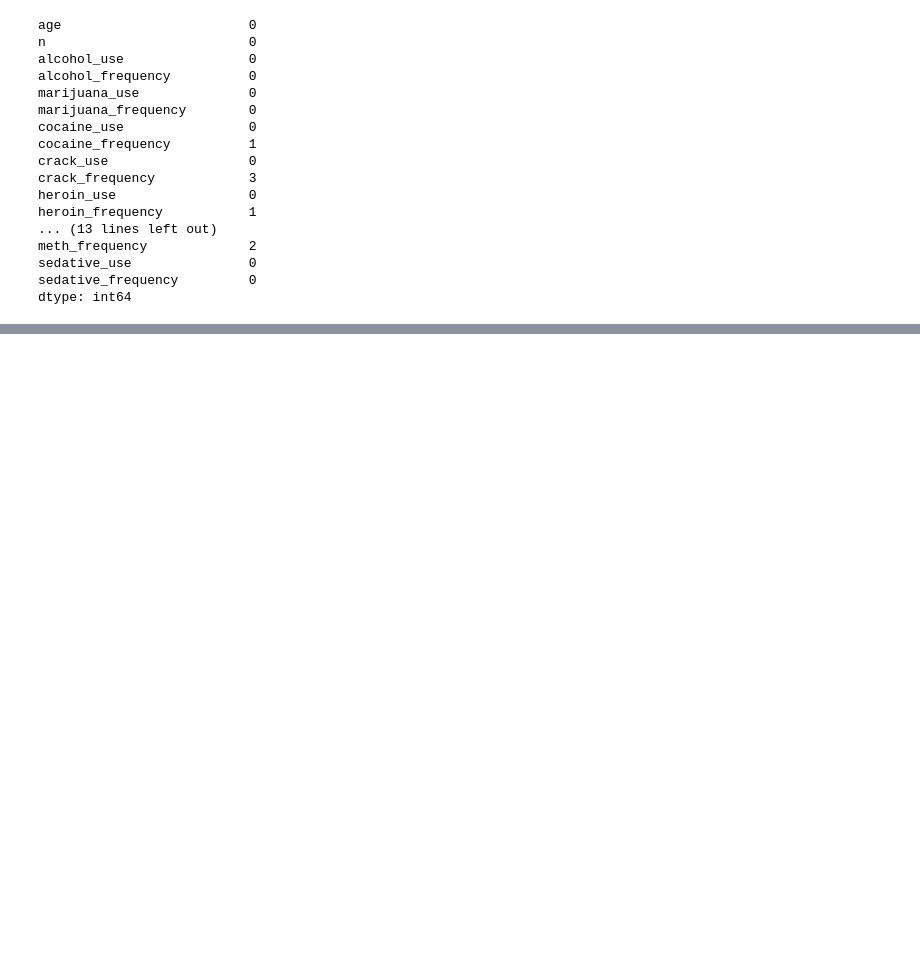
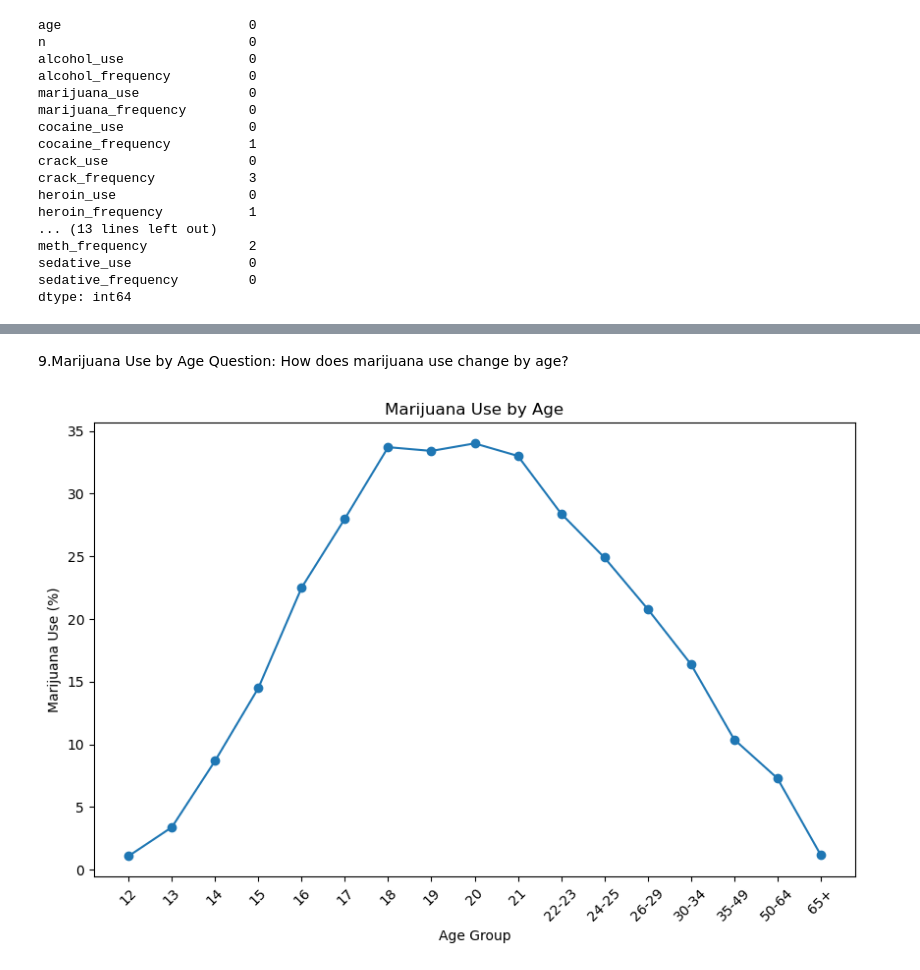
Before and after one commit to Dwoyessa/Debisa-woyessa-youth-substance-use-analysis, a Jupyter notebook: EDA.ipynb, the cells around one changed output, grey strips where cells are left out. Cells and saved outputs as stored; diff of their text form; code cells hidden in the pictures; blank space fills up the shorter version.

```diff
--- a/EDA.ipynb
+++ b/EDA.ipynb
@@ -145,0 +101,3 @@ Index(['age', 'n', 'alcohol_use', 'alcohol_frequency', 'marijuana_use',
+# %%
+df.columns = df.columns.str.replace("-", "_")
+df.columns
@@ -145,0 +195,14 @@ Index(['age', 'n', 'alcohol_use', 'alcohol_frequency', 'marijuana_use',
+# %% [markdown]
+9.Marijuana Use by Age
+Question: How does marijuana use change by age?
+# %%
+
+plt.figure(figsize=(10, 6))
+plt.plot(df["age"], df["marijuana_use"], marker="o")
+plt.xlabel("Age Group")
+plt.ylabel("Marijuana Use (%)")
+plt.title("Marijuana Use by Age")
+plt.xticks(rotation=45)
+plt.show()
+# %% [output]
+[figure, added]
```
Also changed, not shown: parts of 45 cells of this notebook.
